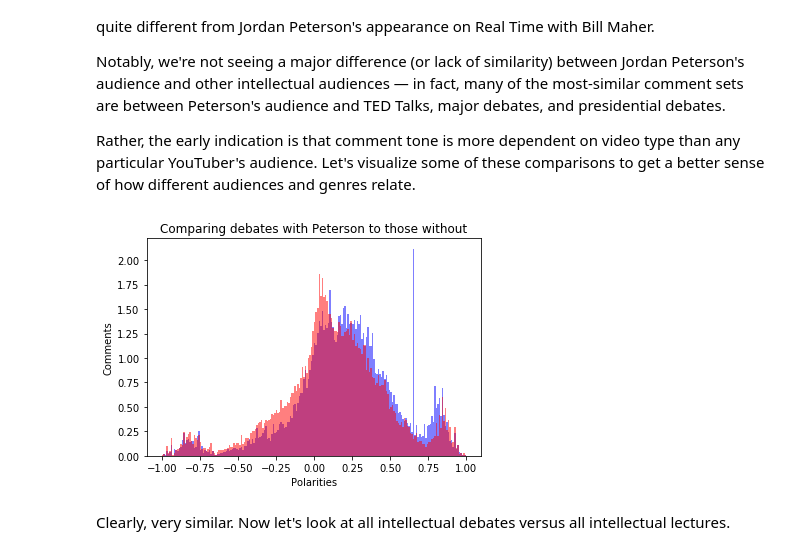
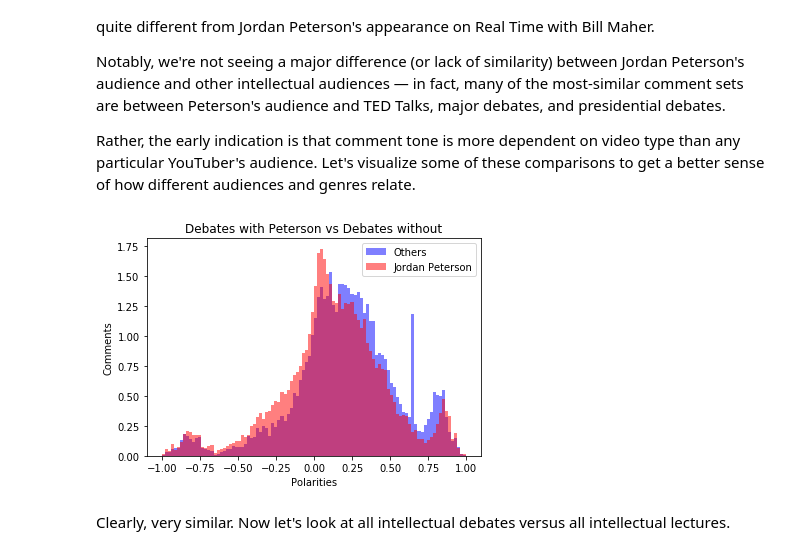
Before and after one commit to AaronFried/data-science-fundamentals, a Jupyter notebook: prep/capstone/prep-capstone-report.ipynb, the cells around one changed output. Drawn from its saved outputs; the diff is of its cells as text; code cells hidden in the pictures.

Commit message:
finish histograms, clean up old ones

```diff
--- a/prep/capstone/prep-capstone-report.ipynb
+++ b/prep/capstone/prep-capstone-report.ipynb
@@ -337,13 +337,14 @@ Notably, we're not seeing a major difference (or lack of similarity) between Jor
 
 Rather, the early indication is that comment tone is more dependent on video type than any particular YouTuber's audience. Let's visualize some of these comparisons to get a better sense of how different audiences and genres relate.
 # %%
-plt.hist(intellectual_debates_sans_peterson['Polarity'].dropna(), normed=True, color='blue', bins=200, alpha=.5, range=(-1, 1))
-plt.hist(peterson_debates['Polarity'].dropna(), normed=True, color='red', bins=200, alpha=.5, range=(-1, 1))
+plt.hist(intellectual_debates_sans_peterson['Polarity'].dropna(), normed=True, color='blue', bins=100, alpha=.5, range=(-1, 1), label='Others')
+plt.hist(peterson_debates['Polarity'].dropna(), normed=True, color='red', bins=100, alpha=.5, range=(-1, 1), label='Jordan Peterson')
 plt.ylabel('Comments')
 plt.xlabel('Polarities')
-plt.title('Comparing debates with Peterson to those without')
+plt.title('Debates with Peterson vs Debates without')
+plt.legend()
 plt.show()
 # %% [output]
-[figure, old version]
+[figure, new version]
 # %% [markdown]
 Clearly, very similar. Now let's look at all intellectual debates versus all intellectual lectures.
```
Also changed, not shown: parts of 15 cells of this notebook.
